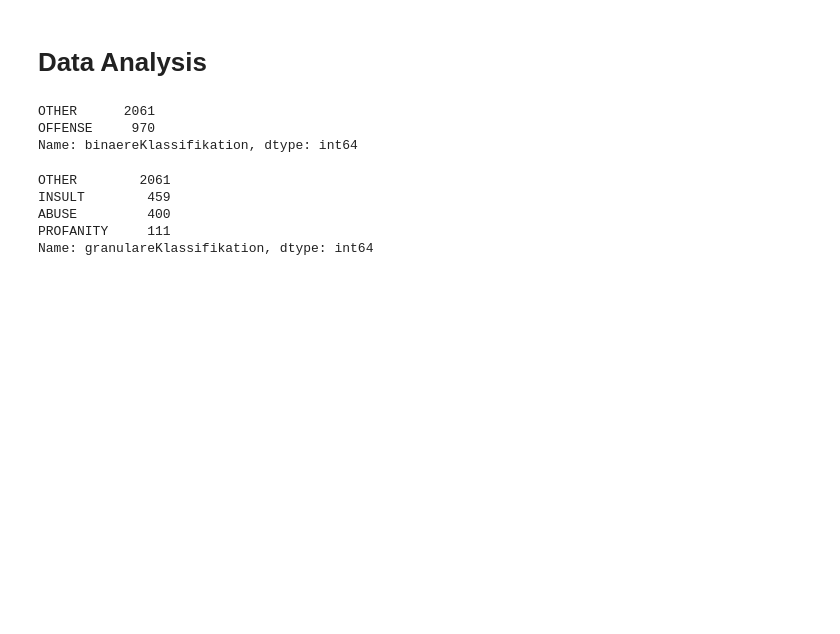
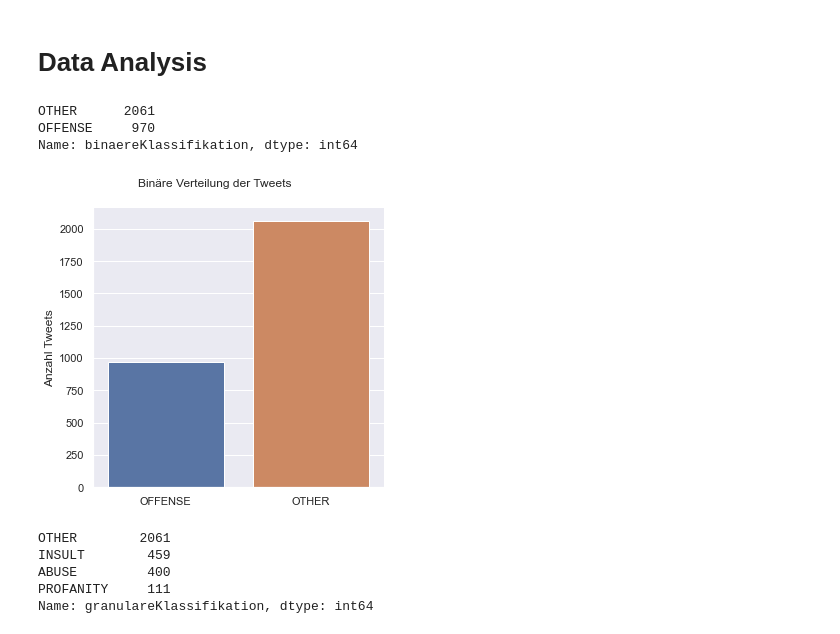
Before and after one commit to LeIx1999/ASUD_Cyberbullying, a Jupyter notebook: Notebooks/Data Preparation.ipynb, the cells around one changed output. Saved outputs shown, nothing was run; the diff lists cells and outputs as text; code cells hidden in the pictures; blank space fills up the shorter version.

```diff
--- a/Notebooks/Data Preparation.ipynb
+++ b/Notebooks/Data Preparation.ipynb
@@ -52,6 +48,17 @@ df.iloc[:,1].value_counts()
 OTHER      2061
 OFFENSE     970
 Name: binaereKlassifikation, dtype: int64
+# %%
+ax0 = sns.catplot(x="binaereKlassifikation", kind="count", data=df)
+
+ax0.fig.suptitle('Binäre Verteilung der Tweets')
+ax0.fig.subplots_adjust(top=0.9)
+ax0.set(xlabel  = ""
+        ,ylabel = "Anzahl Tweets")
+plt.savefig("Verteilung_binaere_Klassifikation.png")
+plt.show()
+# %% [output]
+[figure, added]
 # %%
 df.iloc[:,2].value_counts()
 # %% [output]
```
Also changed, not shown: parts of 8 cells of this notebook, 6 other files.
